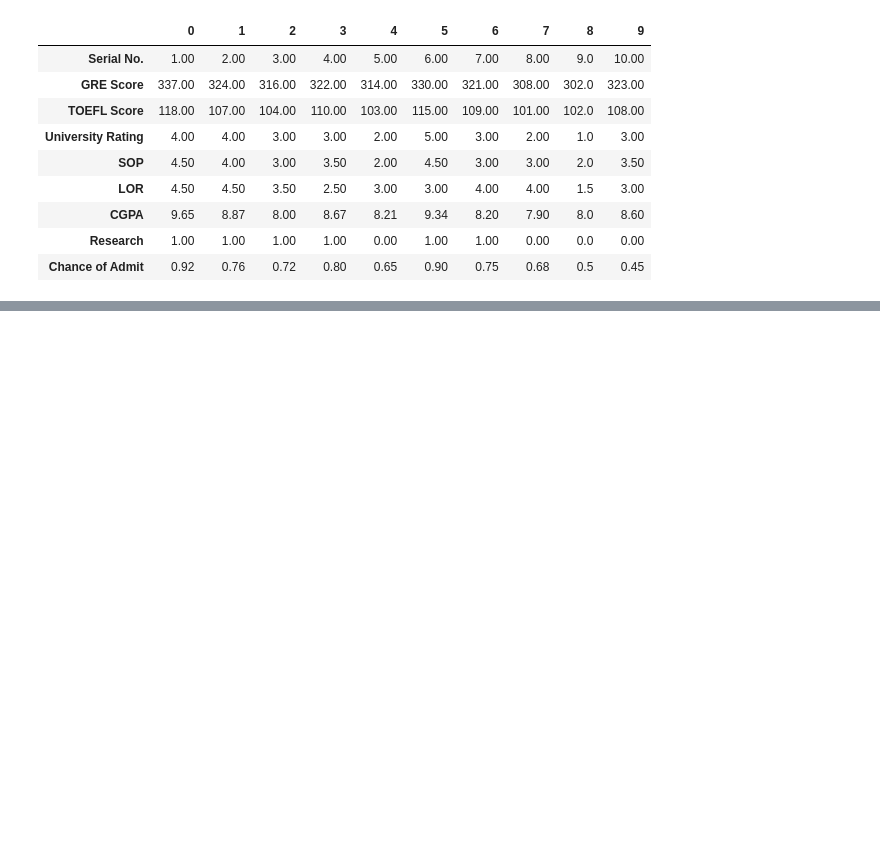
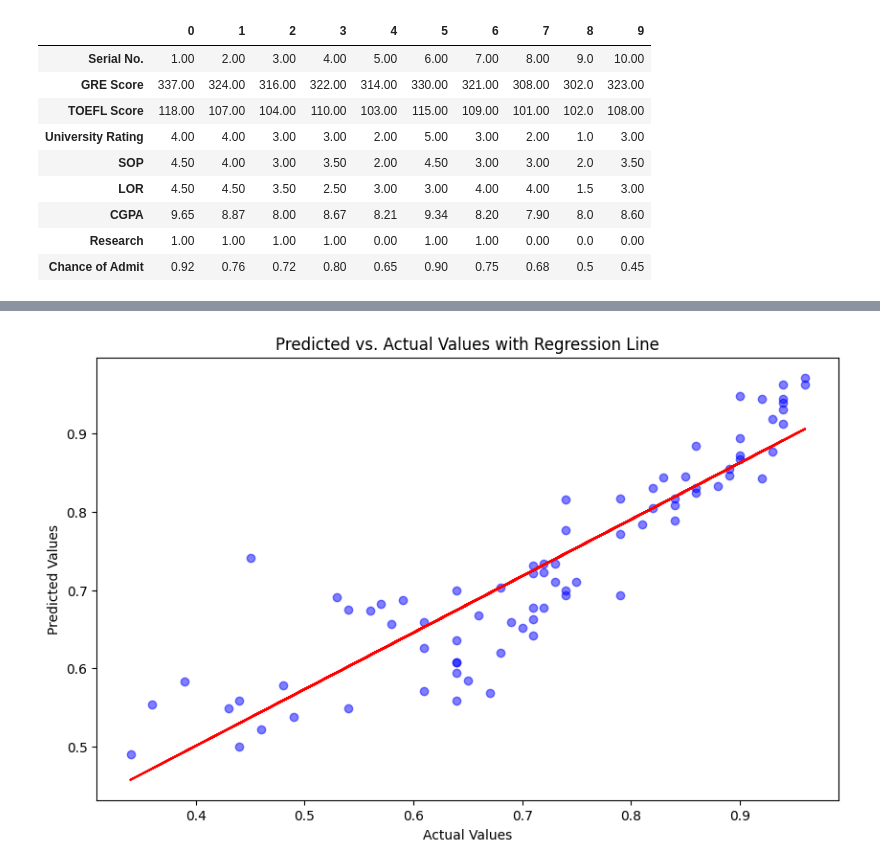
Before and after one commit to aritradey-CS/Admission-Prediction, a Jupyter notebook: _Test_Module_Oct23.ipynb, the cells around one changed output, grey strips where cells are left out. Drawn from its saved outputs; the diff is of its cells as text; code cells hidden in the pictures; blank space fills up the shorter version.

```diff
--- a/_Test_Module_Oct23.ipynb
+++ b/_Test_Module_Oct23.ipynb
@@ -27,0 +105,15 @@ df.head(10).T
+# %%
+# Calculate the coefficients of the regression line
+coef = np.polyfit(y_test, y_pred, 1)
+poly1d_fn = np.poly1d(coef)
+
+# Create scatter plot with regression line
+plt.figure(figsize=(10, 6))
+plt.scatter(y_test, y_pred, color='blue', alpha=0.5)
+plt.plot(y_test, poly1d_fn(y_test), color='red')
+plt.title('Predicted vs. Actual Values with Regression Line')
+plt.xlabel('Actual Values')
+plt.ylabel('Predicted Values')
+plt.show()
+# %% [output]
+[figure, added]
```
Also changed, not shown: parts of 5 cells of this notebook.
